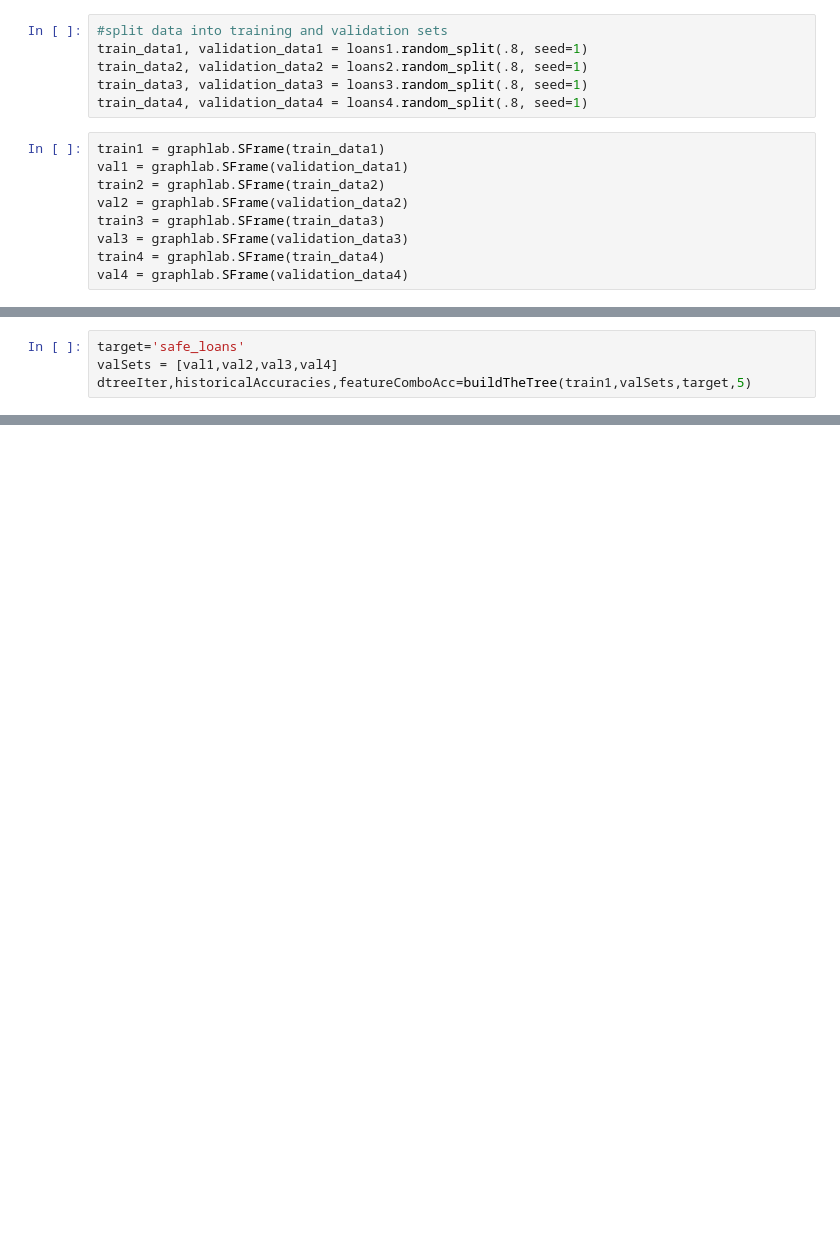
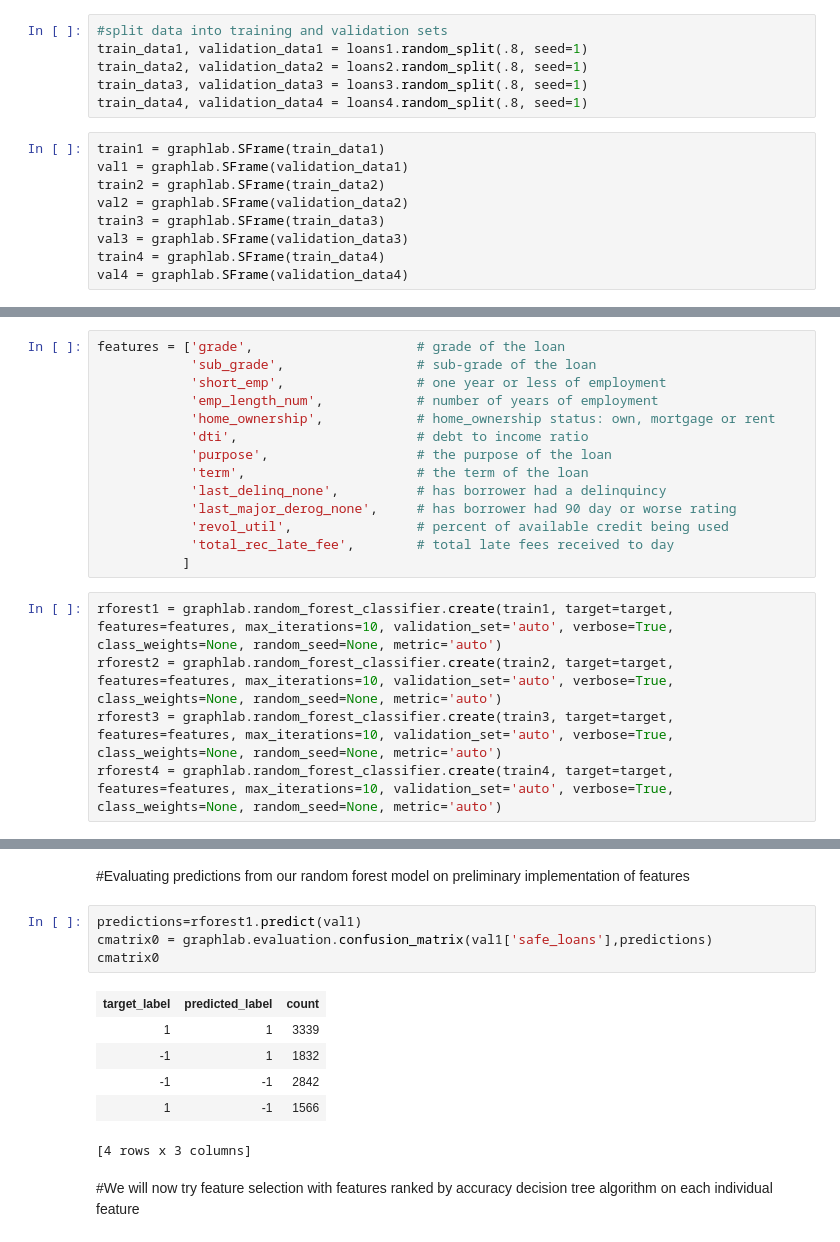
Before and after one commit to thekaizar/MLdemoBackup, a Jupyter notebook: ipynbs/creditRiskDemo.ipynb, the cells around one changed output, grey strips where cells are left out. Drawn from its saved outputs; the diff is of its cells as text; blank space fills up the shorter version.

```diff
--- a/MLdemo.ipynb
+++ b/ipynbs/creditRiskDemo.ipynb
@@ -331,4 +270,0 @@ def buildTheTree(trainData,validationData,target,depth):
-# %%
-target='safe_loans'
-valSets = [val1,val2,val3,val4]
-dtreeIter,historicalAccuracies,featureComboAcc=buildTheTree(train1,valSets,target,5)
@@ -445,0 +337,19 @@ dtree1.evaluate(val4)['accuracy']
+# %%
+features = ['grade',                     # grade of the loan
+            'sub_grade',                 # sub-grade of the loan
+            'short_emp',                 # one year or less of employment
+            'emp_length_num',            # number of years of employment
+            'home_ownership',            # home_ownership status: own, mortgage or rent
+            'dti',                       # debt to income ratio
+            'purpose',                   # the purpose of the loan
+            'term',                      # the term of the loan
+            'last_delinq_none',          # has borrower had a delinquincy
+            'last_major_derog_none',     # has borrower had 90 day or worse rating
+            'revol_util',                # percent of available credit being used
+            'total_rec_late_fee',        # total late fees received to day
+           ]
+# %%
+rforest1 = graphlab.random_forest_classifier.create(train1, target=target, features=features, max_iterations=10, validation_set='auto', verbose=True, class_weights=None, random_seed=None, metric='auto')
+rforest2 = graphlab.random_forest_classifier.create(train2, target=target, features=features, max_iterations=10, validation_set='auto', verbose=True, class_weights=None, random_seed=None, metric='auto')
+rforest3 = graphlab.random_forest_classifier.create(train3, target=target, features=features, max_iterations=10, validation_set='auto', verbose=True, class_weights=None, random_seed=None, metric='auto')
+rforest4 = graphlab.random_forest_classifier.create(train4, target=target, features=features, max_iterations=10, validation_set='auto', verbose=True, class_weights=None, random_seed=None, metric='auto')
@@ -445,0 +405,15 @@ dtree1.evaluate(val4)['accuracy']
+# %% [markdown]
+#Evaluating predictions from our random forest model on preliminary implementation of features
+# %%
+predictions=rforest1.predict(val1)
+cmatrix0 = graphlab.evaluation.confusion_matrix(val1['safe_loans'],predictions)
+cmatrix0
+# %% [output]
+| target_label | predicted_label | count |
+| 1 | 1 | 3339 |
+| -1 | 1 | 1832 |
+| -1 | -1 | 2842 |
+| 1 | -1 | 1566 |
+[4 rows x 3 columns]
+# %% [markdown]
+#We will now try feature selection with features ranked by accuracy decision tree algorithm on each individual feature
```
Also changed, not shown: parts of 60 cells of this notebook, 4 other files.
